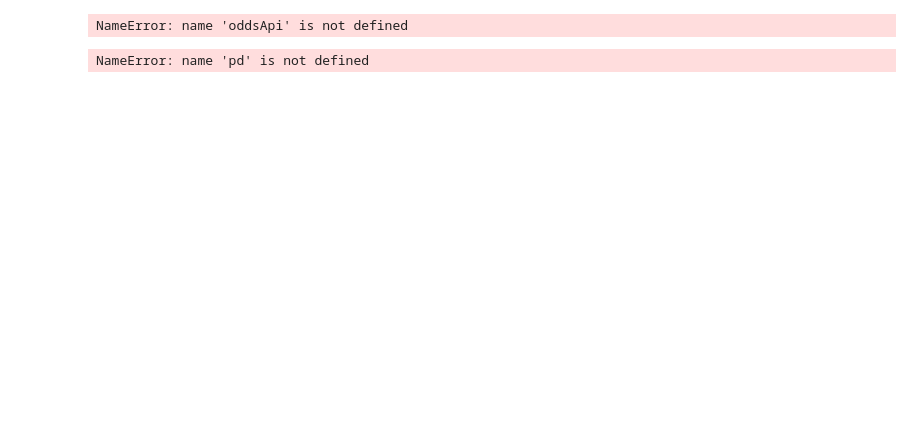
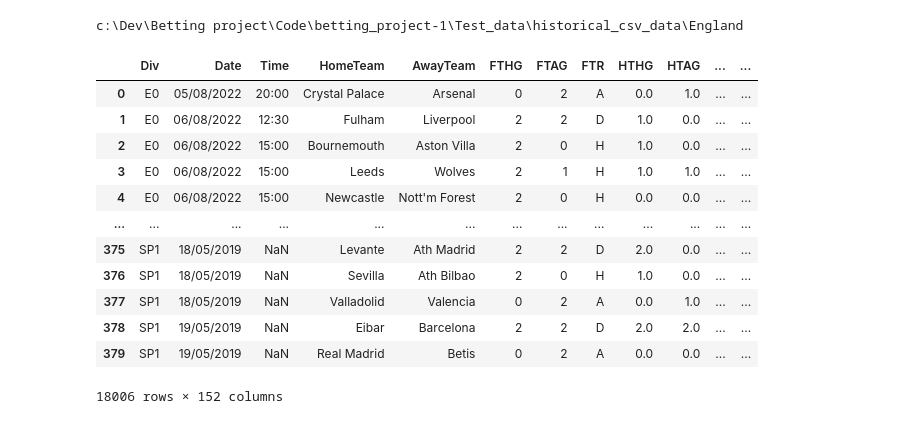
Before and after one commit to daniel-chen2/betting_project, a Jupyter notebook: Historical Data Betting Agent.ipynb, the cells around one changed output. Cells and saved outputs as stored; diff of their text form; code cells hidden in the pictures; blank space fills up the shorter version.

```diff
--- a/Historical Data Betting Agent.ipynb
+++ b/Historical Data Betting Agent.ipynb
@@ -7,20 +5,33 @@ ModuleNotFoundError: No module named 'pandas'
-# %%
-soccer_events = oddsApi.getEventsForMultipleSports(oddsApi.ALL_SOCCER_SPORTS, [oddsApi.Regions.UK], [oddsApi.Markets.H2H])
-# %% [output]
-NameError: name 'oddsApi' is not defined
-# %%
-import Betting_Engines.H2hEventAboveMeanOddsBettingEngine as BettingEngine
-import importlib
-import sys
-
-importlib.reload(BettingEngine)
-
-bettingEngine = BettingEngine.H2hEventAboveMeanOddsBettingEngine(
-    alpha=0.035,
-    betOddsUpperLimit=sys.maxsize,
-    commision=0.06,
-)
-
-pd.DataFrame(bettingEngine.analyseAndFindBets(oddsApiEventsToH2hEvent(soccer_events)))
-# %% [output]
-NameError: name 'pd' is not defined
+# %%
+# Get the current working directory
+current_directory = os.getcwd() + "\\Test_data\\historical_csv_data\\England"
+print(current_directory)
+
+# Define the pattern to match all CSV files in the current directory
+csv_files = glob.glob(os.path.join(current_directory, "*.csv*"))
+
+# Create an empty list to store individual DataFrames
+df_list = []
+
+# Loop through each CSV file, read it into a DataFrame, and append to the list
+for file in csv_files:
+    df = pd.read_csv(file)
+    df_list.append(df)
+df = pd.concat(df_list)
+df.sort_values(by="Date")
+df
+# %% [output]
+c:\Dev\Betting project\Code\betting_project-1\Test_data\historical_csv_data\England
+|  | Div | Date | Time | HomeTeam | AwayTeam | FTHG | FTAG | FTR | HTHG | HTAG | ... | ... |
+| 0 | E0 | 05/08/2022 | 20:00 | Crystal Palace | Arsenal | 0 | 2 | A | 0.0 | 1.0 | ... | ... |
+| 1 | E0 | 06/08/2022 | 12:30 | Fulham | Liverpool | 2 | 2 | D | 1.0 | 0.0 | ... | ... |
+| 2 | E0 | 06/08/2022 | 15:00 | Bournemouth | Aston Villa | 2 | 0 | H | 1.0 | 0.0 | ... | ... |
+| 3 | E0 | 06/08/2022 | 15:00 | Leeds | Wolves | 2 | 1 | H | 1.0 | 1.0 | ... | ... |
+| 4 | E0 | 06/08/2022 | 15:00 | Newcastle | Nott'm Forest | 2 | 0 | H | 0.0 | 0.0 | ... | ... |
+| ... | ... | ... | ... | ... | ... | ... | ... | ... | ... | ... | ... | ... |
+| 375 | SP1 | 18/05/2019 | NaN | Levante | Ath Madrid | 2 | 2 | D | 2.0 | 0.0 | ... | ... |
+| 376 | SP1 | 18/05/2019 | NaN | Sevilla | Ath Bilbao | 2 | 0 | H | 1.0 | 0.0 | ... | ... |
+| 377 | SP1 | 18/05/2019 | NaN | Valladolid | Valencia | 0 | 2 | A | 0.0 | 1.0 | ... | ... |
+| 378 | SP1 | 19/05/2019 | NaN | Eibar | Barcelona | 2 | 2 | D | 2.0 | 2.0 | ... | ... |
+| 379 | SP1 | 19/05/2019 | NaN | Real Madrid | Betis | 0 | 2 | A | 0.0 | 0.0 | ... | ... |
+18006 rows × 152 columns
```
Also changed, not shown: parts of 3 cells of this notebook, 52 other files.
